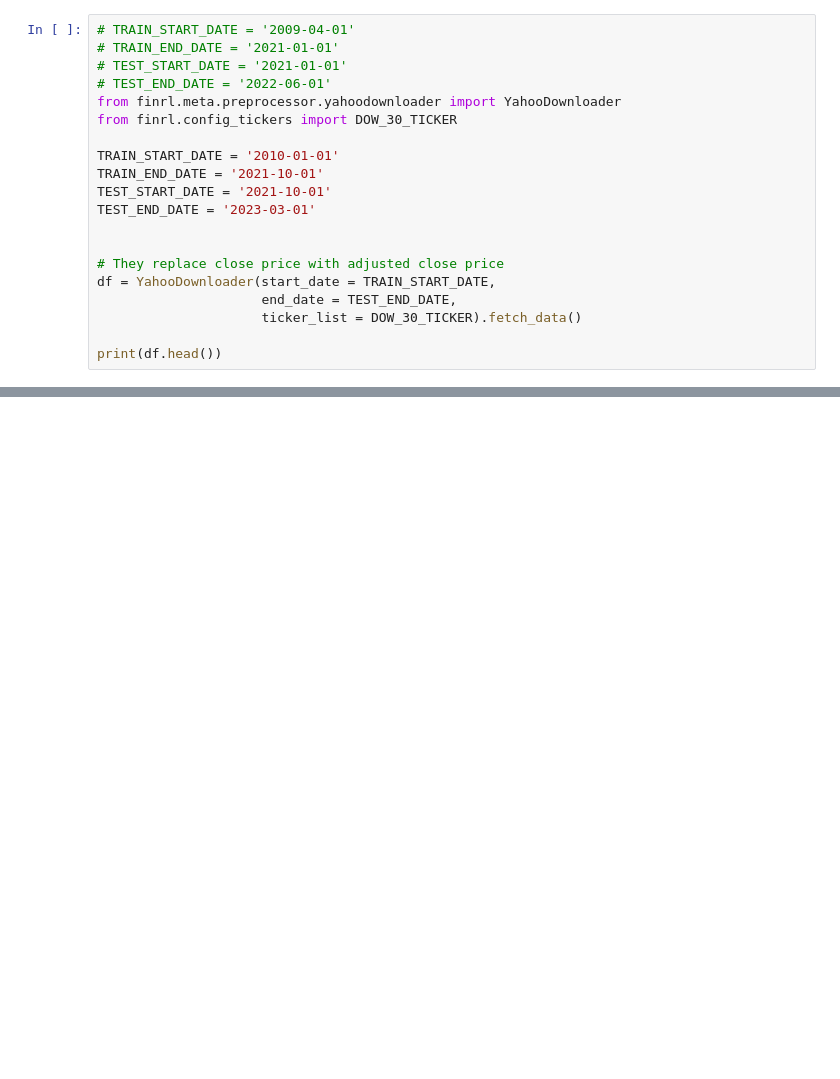
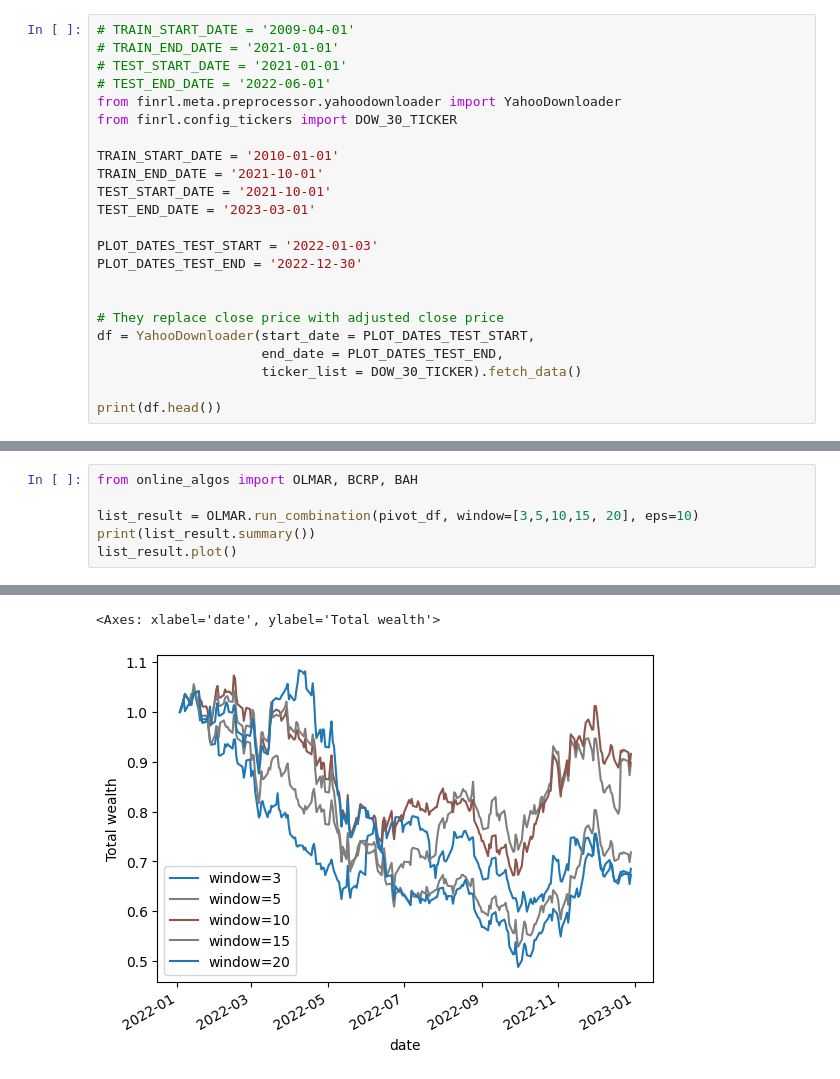
Before and after one commit to flpymonkey/Thesis, a Jupyter notebook: online_portfolio_rl.ipynb, the cells around one changed output, grey strips where cells are left out. Cells and saved outputs as stored; diff of their text form; blank space fills up the shorter version.

```diff
--- a/online_portfolio_rl.ipynb
+++ b/online_portfolio_rl.ipynb
@@ -11,10 +11,13 @@ TRAIN_END_DATE = '2021-10-01'
 TEST_START_DATE = '2021-10-01'
 TEST_END_DATE = '2023-03-01'
 
+PLOT_DATES_TEST_START = '2022-01-03'
+PLOT_DATES_TEST_END = '2022-12-30'
+
 
 # They replace close price with adjusted close price
-df = YahooDownloader(start_date = TRAIN_START_DATE,
-                     end_date = TEST_END_DATE,
+df = YahooDownloader(start_date = PLOT_DATES_TEST_START,
+                     end_date = PLOT_DATES_TEST_END,
                      ticker_list = DOW_30_TICKER).fetch_data()
 
 print(df.head())
@@ -90,0 +95,7 @@ TypeError: unsupported operand type(s) for /: 'str' and 'str'
+# %%
+from online_algos import OLMAR, BCRP, BAH
+
+list_result = OLMAR.run_combination(pivot_df, window=[3,5,10,15, 20], eps=10)
+print(list_result.summary())
+list_result.plot()
+# %% [output]
@@ -90,0 +119,2 @@ TypeError: unsupported operand type(s) for /: 'str' and 'str'
+<Axes: xlabel='date', ylabel='Total wealth'>
+[figure, added]
```
Also changed, not shown: parts of 5 cells of this notebook, 2 other files.
